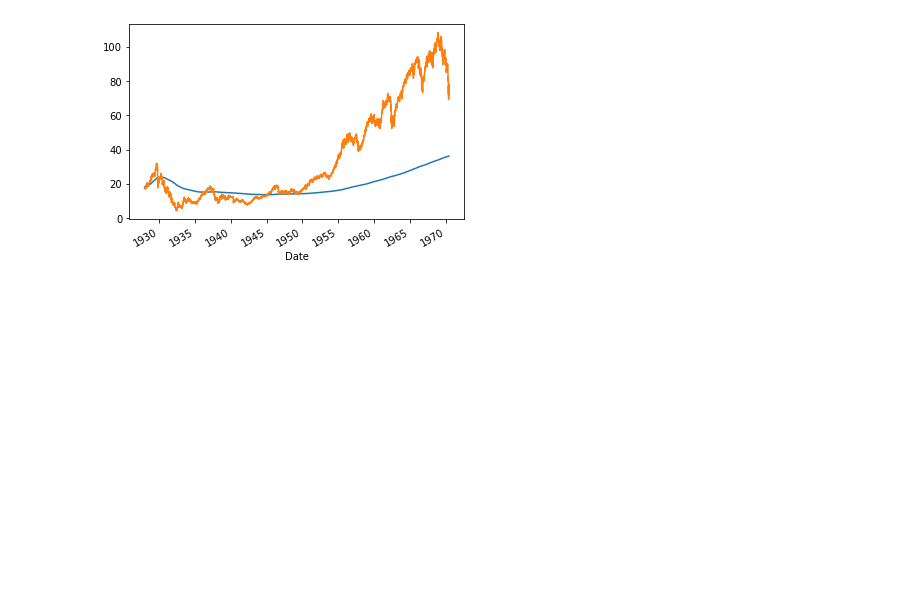
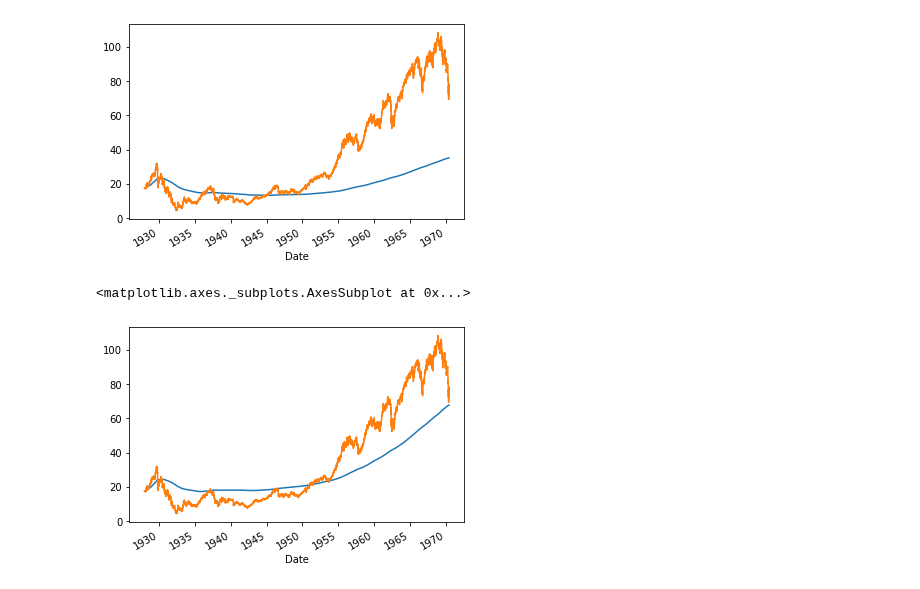
Before and after one commit to grasshoff/philhistcomp, a Jupyter notebook: projects/econ_abm/gspc.ipynb, the cells around one changed output. Saved outputs shown, nothing was run; the diff lists cells and outputs as text; code cells hidden in the pictures; blank space fills up the shorter version.

```diff
--- a/projects/econ_abm/gspc.ipynb
+++ b/projects/econ_abm/gspc.ipynb
@@ -36,10 +36,18 @@ class ForwardIndexer(BaseIndexer):
             end[i] = i
         return start, end
 # %%
-historical_average = gspc["Adj Close"].rolling(ForwardIndexer()).mean()
+historical_average = gspc["Close"].rolling(ForwardIndexer()).mean()
 # %%
 pl = historical_average.plot()
 gspc["Close"].plot(ax=pl)
 # %% [output]
 <matplotlib.axes._subplots.AxesSubplot at 0x...>
 [figure]
+# %%
+infl = [ (100 + 3.2 *  (x / 365)) / 100 for x in list(range(len(historical_average))) ]
+# %%
+pl = (historical_average * infl).plot()
+gspc["Close"].plot(ax=pl)
+# %% [output]
+<matplotlib.axes._subplots.AxesSubplot at 0x...>
+[figure, added]
```
